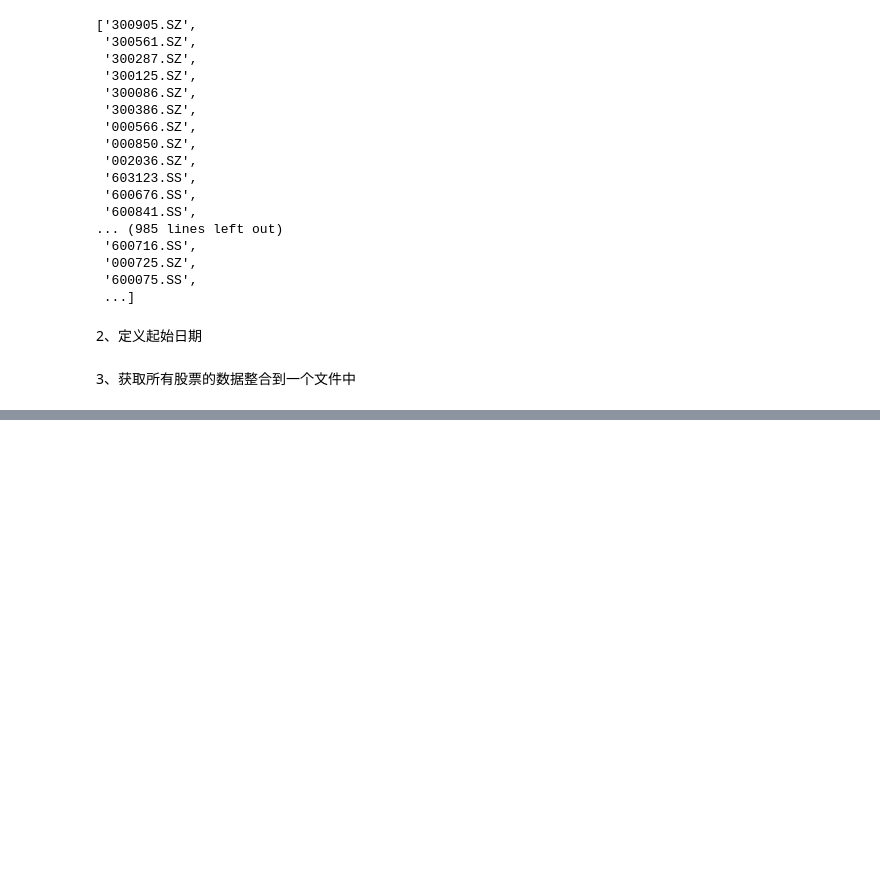
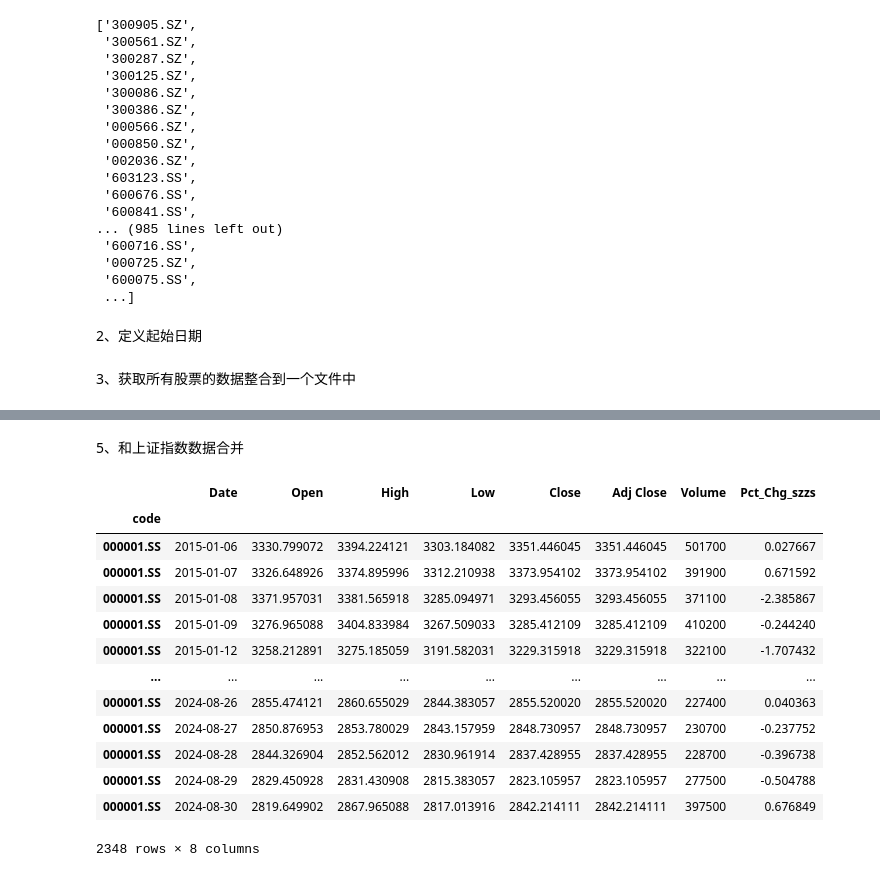
Before and after one commit to Sept12wei/strategy, a Jupyter notebook: left_strategy/单因子/根据股价逆势上涨的条件判断股票未来收益.ipynb, the cells around one changed output, grey strips where cells are left out. Drawn from its saved outputs; the diff is of its cells as text; code cells hidden in the pictures; blank space fills up the shorter version.

```diff
--- a/left_strategy/单因子/根据股价逆势上涨的条件判断股票未来收益.ipynb
+++ b/left_strategy/单因子/根据股价逆势上涨的条件判断股票未来收益.ipynb
@@ -59,0 +116,28 @@ for ticker in code_list:
+# %% [markdown]
+5、和上证指数数据合并
+# %%
+df_szzs = pd.read_csv('000001.csv')
+df_szzs.set_index('code', inplace=True)
+# 计算每只股票的当日涨幅
+df_szzs['Pct_Chg_szzs'] = df_szzs.groupby(level=0)['Close'].pct_change()
+# 将涨幅数据转换为百分比形式
+df_szzs['Pct_Chg_szzs'] *= 100
+# 去除Pct_Chg为空的值
+df_szzs = df_szzs.dropna(subset=['Pct_Chg_szzs'])
+
+df_szzs
+# %% [output]
+|  | Date | Open | High | Low | Close | Adj Close | Volume | Pct_Chg_szzs |
+| code |  |  |  |  |  |  |  |  |
+| 000001.SS | 2015-01-06 | 3330.799072 | 3394.224121 | 3303.184082 | 3351.446045 | 3351.446045 | 501700 | 0.027667 |
+| 000001.SS | 2015-01-07 | 3326.648926 | 3374.895996 | 3312.210938 | 3373.954102 | 3373.954102 | 391900 | 0.671592 |
+| 000001.SS | 2015-01-08 | 3371.957031 | 3381.565918 | 3285.094971 | 3293.456055 | 3293.456055 | 371100 | -2.385867 |
+| 000001.SS | 2015-01-09 | 3276.965088 | 3404.833984 | 3267.509033 | 3285.412109 | 3285.412109 | 410200 | -0.244240 |
+| 000001.SS | 2015-01-12 | 3258.212891 | 3275.185059 | 3191.582031 | 3229.315918 | 3229.315918 | 322100 | -1.707432 |
+| ... | ... | ... | ... | ... | ... | ... | ... | ... |
+| 000001.SS | 2024-08-26 | 2855.474121 | 2860.655029 | 2844.383057 | 2855.520020 | 2855.520020 | 227400 | 0.040363 |
+| 000001.SS | 2024-08-27 | 2850.876953 | 2853.780029 | 2843.157959 | 2848.730957 | 2848.730957 | 230700 | -0.237752 |
+| 000001.SS | 2024-08-28 | 2844.326904 | 2852.562012 | 2830.961914 | 2837.428955 | 2837.428955 | 228700 | -0.396738 |
+| 000001.SS | 2024-08-29 | 2829.450928 | 2831.430908 | 2815.383057 | 2823.105957 | 2823.105957 | 277500 | -0.504788 |
+| 000001.SS | 2024-08-30 | 2819.649902 | 2867.965088 | 2817.013916 | 2842.214111 | 2842.214111 | 397500 | 0.676849 |
+2348 rows × 8 columns
```
Also changed, not shown: parts of 7 cells of this notebook.
